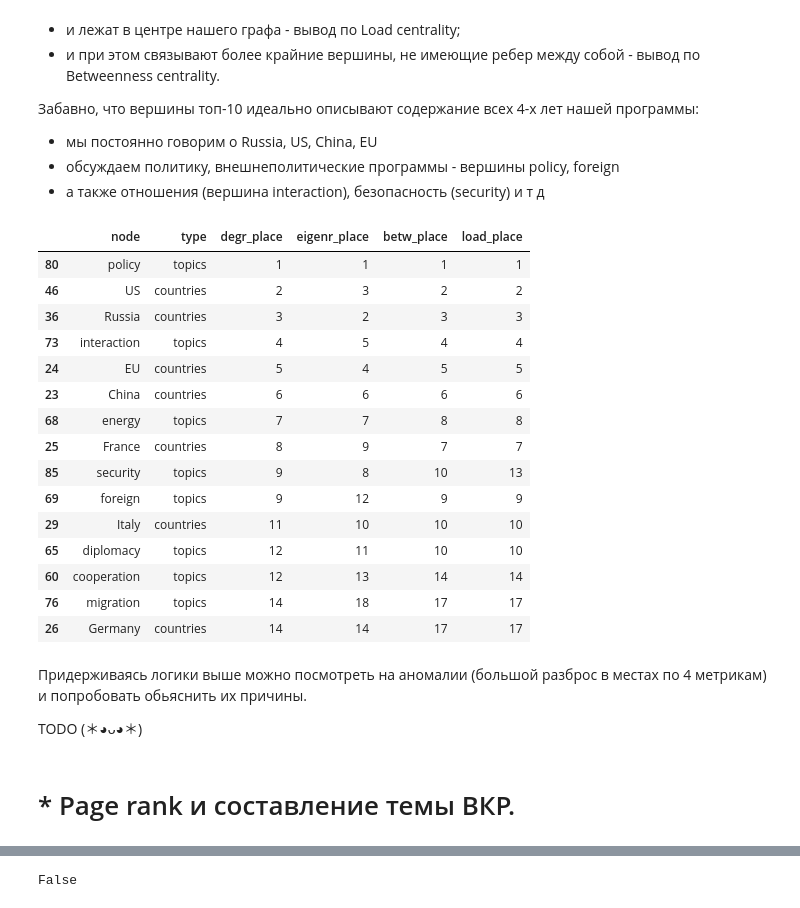
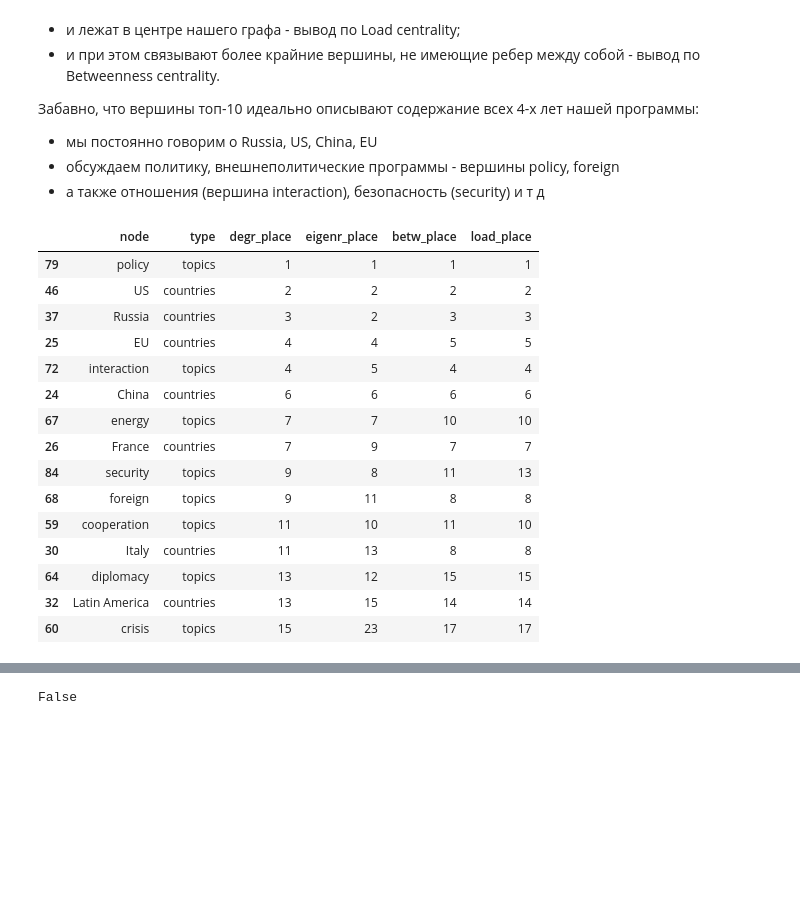
Before and after one commit to sblenlkj/Decision_Theory_HW2, a Jupyter notebook: Kanevskii_HW2.ipynb, the cells around one changed output, grey strips where cells are left out. Drawn from its saved outputs; the diff is of its cells as text; code cells hidden in the pictures; blank space fills up the shorter version.

```diff
--- a/Kanevskii_HW2.ipynb
+++ b/Kanevskii_HW2.ipynb
@@ -278,27 +290,23 @@ TODO (＊◕ᴗ◕＊)
 # %%
 all_4_metrics_df = new_g.calculate_all_4_metrics()
 place_columns_lst = [c for c in all_4_metrics_df.columns if "result" not in c]
-all_4_metrics_df.loc[:, place_columns_lst].sort_values(by="degr_place").head(15)
+
+places_df = all_4_metrics_df.loc[:, place_columns_lst].sort_values(by="degr_place")
+places_df.head(15)
 # %% [output]
 |  | node | type | degr_place | eigenr_place | betw_place | load_place |
-| 80 | policy | topics | 1 | 1 | 1 | 1 |
-| 46 | US | countries | 2 | 3 | 2 | 2 |
-| 36 | Russia | countries | 3 | 2 | 3 | 3 |
-| 73 | interaction | topics | 4 | 5 | 4 | 4 |
-| 24 | EU | countries | 5 | 4 | 5 | 5 |
-| 23 | China | countries | 6 | 6 | 6 | 6 |
-| 68 | energy | topics | 7 | 7 | 8 | 8 |
-| 25 | France | countries | 8 | 9 | 7 | 7 |
-| 85 | security | topics | 9 | 8 | 10 | 13 |
-| 69 | foreign | topics | 9 | 12 | 9 | 9 |
-| 29 | Italy | countries | 11 | 10 | 10 | 10 |
-| 65 | diplomacy | topics | 12 | 11 | 10 | 10 |
-| 60 | cooperation | topics | 12 | 13 | 14 | 14 |
-| 76 | migration | topics | 14 | 18 | 17 | 17 |
-| 26 | Germany | countries | 14 | 14 | 17 | 17 |
+| 79 | policy | topics | 1 | 1 | 1 | 1 |
+| 46 | US | countries | 2 | 2 | 2 | 2 |
+| 37 | Russia | countries | 3 | 2 | 3 | 3 |
+| 25 | EU | countries | 4 | 4 | 5 | 5 |
+| 72 | interaction | topics | 4 | 5 | 4 | 4 |
+| 24 | China | countries | 6 | 6 | 6 | 6 |
+| 67 | energy | topics | 7 | 7 | 10 | 10 |
+| 26 | France | countries | 7 | 9 | 7 | 7 |
+| 84 | security | topics | 9 | 8 | 11 | 13 |
+| 68 | foreign | topics | 9 | 11 | 8 | 8 |
+| 59 | cooperation | topics | 11 | 10 | 11 | 10 |
+| 30 | Italy | countries | 11 | 13 | 8 | 8 |
+| 64 | diplomacy | topics | 13 | 12 | 15 | 15 |
+| 32 | Latin America | countries | 13 | 15 | 14 | 14 |
+| 60 | crisis | topics | 15 | 23 | 17 | 17 |
-# %% [markdown]
-Придерживаясь логики выше можно посмотреть на аномалии (большой разброс в местах по 4 метрикам) и попробовать обьяснить их причины.
-
-TODO (＊◕ᴗ◕＊)
-# %% [markdown]
-# * Page rank и составление темы ВКР.
```
Also changed, not shown: parts of 37 cells of this notebook, 6 other files.
